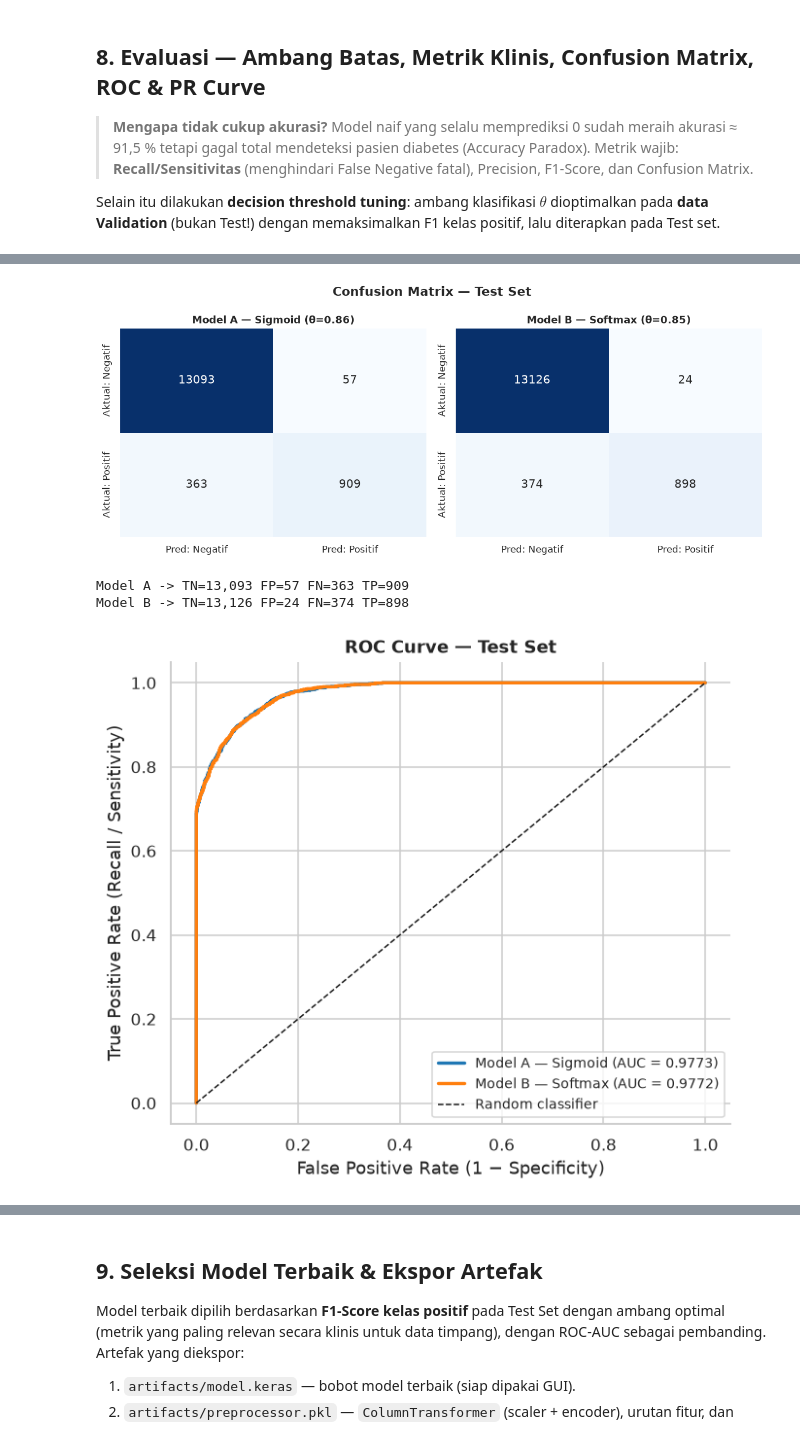
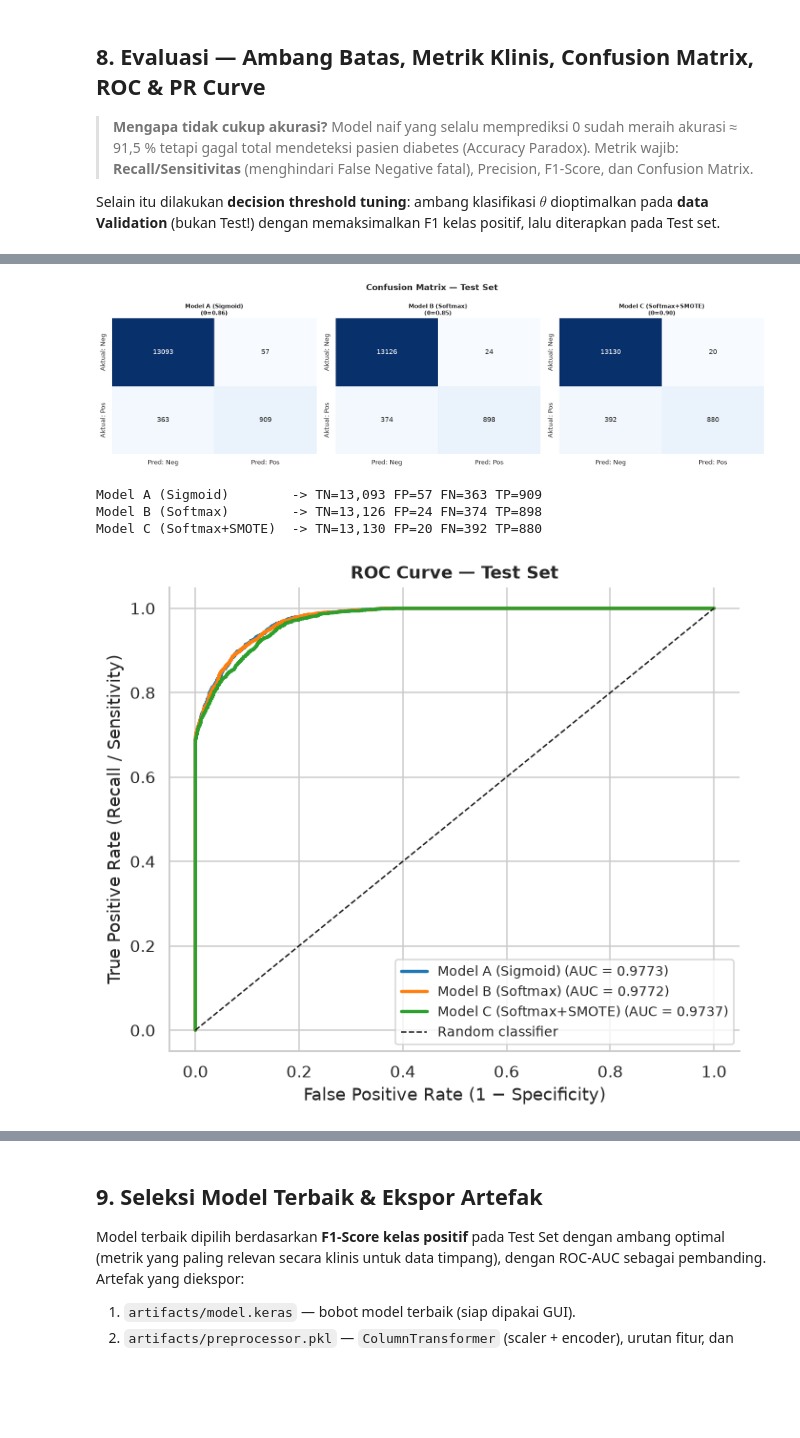
Before and after one commit to zahran-rzq/DSEC_Diabetes_Prediction_Project, a Jupyter notebook: src/diabetes_model_development.ipynb, the cells around one changed output, grey strips where cells are left out. Cells and saved outputs as stored; diff of their text form; code cells hidden in the pictures; blank space fills up the shorter version.

```diff
--- a/src/diabetes_model_development.ipynb
+++ b/src/diabetes_model_development.ipynb
@@ -594,0 +646,19 @@ eval_test
+# %%
+# ===== Evaluasi final pada TEST SET (tidak pernah tersentuh saat tuning) =====
+cols = []
+for name in MODELS:
+    cols += [f'{name} θ=0.50', f'{name} θ=opt']
+eval_test = pd.DataFrame(
+    {f'{name} θ=0.50': evaluate(y_test_np, proba_test[name], 0.50) for name in MODELS} |
+    {f'{name} θ=opt' : evaluate(y_test_np, proba_test[name], thr[name]) for name in MODELS}
+).round(4)
+
+auc, ap = {}, {}
+for name in MODELS:
+    auc[name] = roc_auc_score(y_test_np, proba_test[name])
+    ap[name]  = average_precision_score(y_test_np, proba_test[name])
+eval_test.loc['ROC_AUC']    = [v for name in MODELS for v in (auc[name], auc[name])]
+eval_test.loc['PR_AUC(AP)'] = [v for name in MODELS for v in (ap[name], ap[name])]
+
+print('=== Tabel Metrik Klinis pada TEST SET ===')
+eval_test.round(4)
@@ -595,36 +674,35 @@ eval_test
 # %%
-# Confusion Matrix kedua model (ambang optimal hasil tuning)
-cm_a = confusion_matrix(y_test_np, (proba_test_a >= thr_a).astype(int))
-cm_b = confusion_matrix(y_test_np, (proba_test_b >= thr_b).astype(int))
-
-fig, axes = plt.subplots(1, 2, figsize=(11, 4.6))
-for ax, cm, title in zip(axes, [cm_a, cm_b],
-                         [f'Model A — Sigmoid (θ={thr_a:.2f})', f'Model B — Softmax (θ={thr_b:.2f})']):
+# Confusion Matrix ketiga model (ambang optimal hasil tuning)
+fig, axes = plt.subplots(1, 3, figsize=(16.5, 4.7))
+cms = {}
+for ax, name in zip(axes, MODELS):
+    cm = confusion_matrix(y_test_np, (proba_test[name] >= thr[name]).astype(int))
+    cms[name] = cm
     sns.heatmap(cm, annot=True, fmt='d', cmap='Blues', ax=ax,
-                xticklabels=['Pred: Negatif', 'Pred: Positif'],
-                yticklabels=['Aktual: Negatif', 'Aktual: Positif'],
-                annot_kws={'size': 13}, cbar=False)
-    ax.set_title(title, fontweight='bold')
+                xticklabels=['Pred: Neg', 'Pred: Pos'],
+                yticklabels=['Aktual: Neg', 'Aktual: Pos'],
+                annot_kws={'size': 12}, cbar=False)
+    ax.set_title(f'{name}\n(θ={thr[name]:.2f})', fontweight='bold', fontsize=10)
     ax.set_ylabel('')
 fig.suptitle('Confusion Matrix — Test Set', fontweight='bold')
 fig.tight_layout()
 fig.savefig(FIG_DIR / 'fig_confusion_matrix.png', dpi=200)
 plt.show()
 
-print(f"Model A -> TN={cm_a[0,0]:,} FP={cm_a[0,1]:,} FN={cm_a[1,0]:,} TP={cm_a[1,1]:,}")
-print(f"Model B -> TN={cm_b[0,0]:,} FP={cm_b[0,1]:,} FN={cm_b[1,0]:,} TP={cm_b[1,1]:,}")
+for name in MODELS:
+    cm = cms[name]
+    print(f"{name:<24} -> TN={cm[0,0]:,} FP={cm[0,1]:,} FN={cm[1,0]:,} TP={cm[1,1]:,}")
 # %% [output]
-[figure, old version]
+[figure, new version]
-Model A -> TN=13,093 FP=57 FN=363 TP=909
-Model B -> TN=13,126 FP=24 FN=374 TP=898
+Model A (Sigmoid)        -> TN=13,093 FP=57 FN=363 TP=909
+Model B (Softmax)        -> TN=13,126 FP=24 FN=374 TP=898
+Model C (Softmax+SMOTE)  -> TN=13,130 FP=20 FN=392 TP=880
 # %%
-# ROC Curve kedua model pada Test Set
-fpr_a, tpr_a, _ = roc_curve(y_test_np, proba_test_a)
-fpr_b, tpr_b, _ = roc_curve(y_test_np, proba_test_b)
-
-fig, ax = plt.subplots(figsize=(6.2, 5.4))
-ax.plot(fpr_a, tpr_a, lw=2.2, color='#1F77B4', label=f'Model A — Sigmoid (AUC = {auc_a:.4f})')
-ax.plot(fpr_b, tpr_b, lw=2.2, color='#FF7F0E', label=f'Model B — Softmax (AUC = {auc_b:.4f})')
+# ROC Curve ketiga model pada Test Set
+fig, ax = plt.subplots(figsize=(6.4, 5.5))
+for name in MODELS:
+    fpr, tpr, _ = roc_curve(y_test_np, proba_test[name])
+    ax.plot(fpr, tpr, lw=2.2, color=COLORS[name], label=f'{name} (AUC = {auc[name]:.4f})')
 ax.plot([0, 1], [0, 1], 'k--', lw=1, label='Random classifier')
 ax.set_xlabel('False Positive Rate (1 − Specificity)')
 ax.set_ylabel('True Positive Rate (Recall / Sensitivity)')
@@ -635,6 +713,6 @@ fig.tight_layout()
 fig.savefig(FIG_DIR / 'fig_roc_curve.png', dpi=200)
 plt.show()
 # %% [output]
-[figure, old version]
+[figure, new version]
 # %%
 # Precision-Recall Curve (lebih informatif untuk kelas imbang)
```
Also changed, not shown: parts of 19 cells of this notebook, 12 other files.
